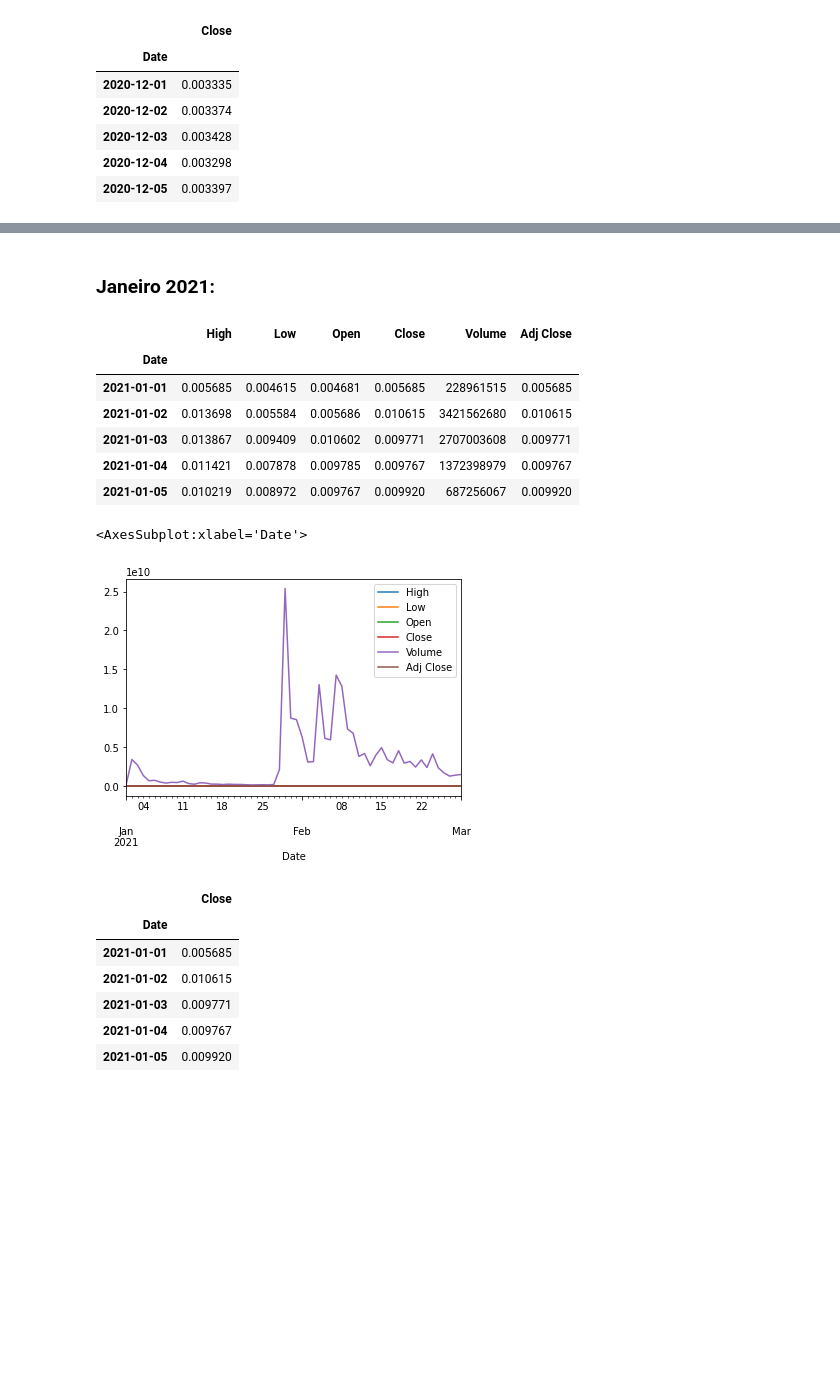
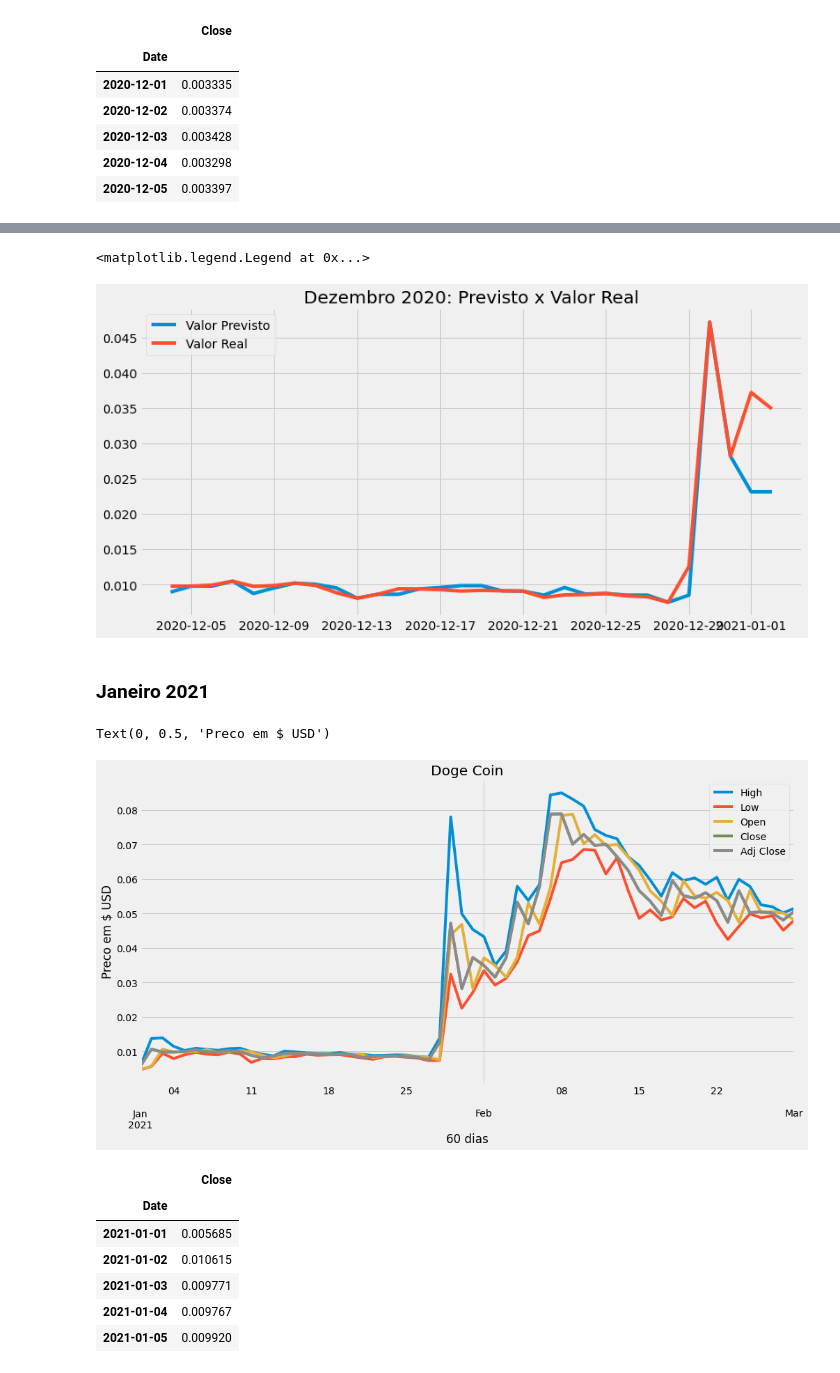
Before and after one commit to CEODINIZ/P2-Dados, a Jupyter notebook: Doge Ramdom Forest Regression.ipynb, the cells around one changed output, grey strips where cells are left out. Drawn from its saved outputs; the diff is of its cells as text; code cells hidden in the pictures; blank space fills up the shorter version.

```diff
--- a/Doge Ramdom Forest Regression.ipynb
+++ b/Doge Ramdom Forest Regression.ipynb
@@ -119,5 +115,5 @@ temp_df = doge[:-predic_day] # pega os dados menos os ultimos 7, que sao os valo
 
 # armazena os valores que serao utilizados na futura previsao, no caso os ultimos 7,
 # ja descontando os dados que retiramos da tabela na variavel acima.
-x_val = list(temp_df.tail(25)["Close"])
+x_val = list(temp_df.tail(30)["Close"])
 # %%
@@ -171,20 +175,33 @@ Name: Prediction, dtype: float64
+# %%
+lista_valores = [j for i in valores_preditos for j in i]
+#lista_valores
+# %%
+plt.figure(figsize=(12, 6))
+teste = temp_df
+teste = temp_df.reset_index(drop=False)
+teste = teste["Date"].tail(30)
+plt.plot(teste, lista_valores, label="Valor Previsto")
+plt.plot(temp_df.tail(30)["Prediction"], label="Valor Real")
+plt.title("Dezembro 2020: Previsto x Valor Real")
+plt.legend()
+# %% [output]
+<matplotlib.legend.Legend at 0x...>
+[figure, added]
 # %% [markdown]
-### Janeiro 2021:
+### Janeiro 2021
 # %%
+# Previsao com base nos dados de quando o valor do doge passou a ser relevante, entre Dez/20 inicio de Jan/21
 df = web.DataReader('DOGE-USD', data_source='yahoo', start='2021-01-01', end='2021-02-28')
-df.head()
+#df.head()
-# %% [output]
-|  | High | Low | Open | Close | Volume | Adj Close |
-| Date |  |  |  |  |  |  |
-| 2021-01-01 | 0.005685 | 0.004615 | 0.004681 | 0.005685 | 228961515 | 0.005685 |
-| 2021-01-02 | 0.013698 | 0.005584 | 0.005686 | 0.010615 | 3421562680 | 0.010615 |
-| 2021-01-03 | 0.013867 | 0.009409 | 0.010602 | 0.009771 | 2707003608 | 0.009771 |
-| 2021-01-04 | 0.011421 | 0.007878 | 0.009785 | 0.009767 | 1372398979 | 0.009767 |
-| 2021-01-05 | 0.010219 | 0.008972 | 0.009767 | 0.009920 | 687256067 | 0.009920 |
-# %%
-doge = df
-doge.plot()
-# %% [output]
-<AxesSubplot:xlabel='Date'>
-[figure, removed]
+# %%
+jan = df
+jan = jan.drop(["Volume"], axis=1) #Remover a coluna Volume para nao distorcer o grafico.
+plt.style.use('fivethirtyeight')
+jan.plot(figsize=(15,7.5)) # plota o grafico com valores da dogecoin nos ultimos 6 meses
+plt.title("Doge Coin")
+plt.xlabel("60 dias")
+plt.ylabel("Preco em $ USD")
+# %% [output]
+Text(0, 0.5, 'Preco em $ USD')
+[figure, added]
 # %%
```
Also changed, not shown: parts of 112 cells of this notebook.
